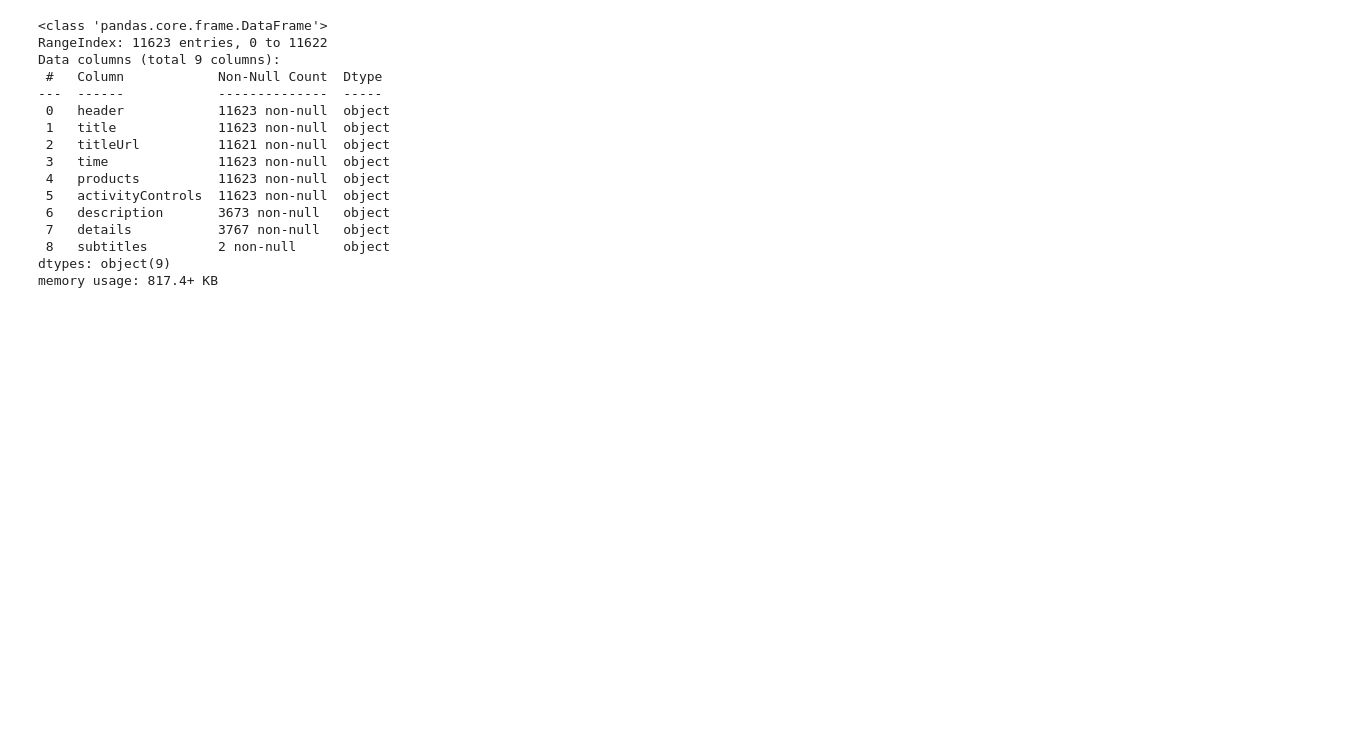
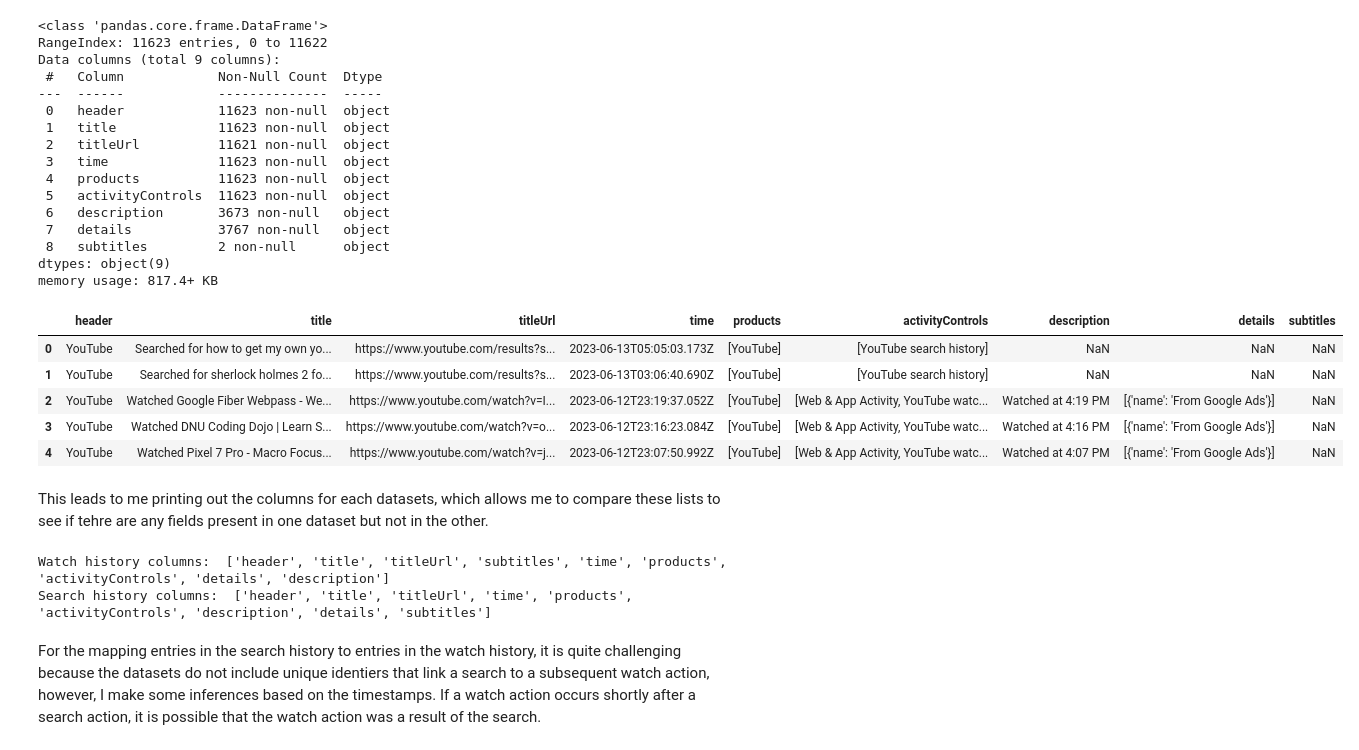
Before and after one commit to haochenmiao/Portfolio, a Jupyter notebook: Data Analyst Portfolio/Data Analysis/Youtube history analysis/analysis.ipynb, the cells around one changed output. Saved outputs shown, nothing was run; the diff lists cells and outputs as text; code cells hidden in the pictures; blank space fills up the shorter version.

```diff
--- a/Data Analyst Portfolio/Data Analysis/Youtube history analysis/analysis.ipynb
+++ b/Data Analyst Portfolio/Data Analysis/Youtube history analysis/analysis.ipynb
@@ -105,3 +117,23 @@ Data columns (total 9 columns):
  8   subtitles         2 non-null      object
 dtypes: object(9)
 memory usage: 817.4+ KB
+# %%
+search_df.head()
+# %% [output]
+|  | header | title | titleUrl | time | products | activityControls | description | details | subtitles |
+| 0 | YouTube | Searched for how to get my own yo... | https://www.youtube.com/results?s... | 2023-06-13T05:05:03.173Z | [YouTube] | [YouTube search history] | NaN | NaN | NaN |
+| 1 | YouTube | Searched for sherlock holmes 2 fo... | https://www.youtube.com/results?s... | 2023-06-13T03:06:40.690Z | [YouTube] | [YouTube search history] | NaN | NaN | NaN |
+| 2 | YouTube | Watched Google Fiber Webpass - We... | https://www.youtube.com/watch?v=I... | 2023-06-12T23:19:37.052Z | [YouTube] | [Web & App Activity, YouTube watc... | Watched at 4:19 PM | [{'name': 'From Google Ads'}] | NaN |
+| 3 | YouTube | Watched DNU Coding Dojo | Learn S... | https://www.youtube.com/watch?v=o... | 2023-06-12T23:16:23.084Z | [YouTube] | [Web & App Activity, YouTube watc... | Watched at 4:16 PM | [{'name': 'From Google Ads'}] | NaN |
+| 4 | YouTube | Watched Pixel 7 Pro - Macro Focus... | https://www.youtube.com/watch?v=j... | 2023-06-12T23:07:50.992Z | [YouTube] | [Web & App Activity, YouTube watc... | Watched at 4:07 PM | [{'name': 'From Google Ads'}] | NaN |
+# %% [markdown]
+This leads to me printing out the columns for each datasets, which allows me to compare these lists to see if tehre are any fields present in one dataset but not in the other.
+# %%
+# Print the columns in each DataFrame
+print("Watch history columns: ", watch_df.columns.tolist())
+print("Search history columns: ", search_df.columns.tolist())
+# %% [output]
+Watch history columns:  ['header', 'title', 'titleUrl', 'subtitles', 'time', 'products', 'activityControls', 'details', 'description']
+Search history columns:  ['header', 'title', 'titleUrl', 'time', 'products', 'activityControls', 'description', 'details', 'subtitles']
+# %% [markdown]
+For the mapping entries in the search history to entries in the watch history, it is quite challenging because the datasets do not include unique identiers that link a search to a subsequent watch action, however, I make some inferences based on the timestamps. If a watch action occurs shortly after a search action, it is possible that the watch action was a result of the search.
```
Also changed, not shown: parts of 18 cells of this notebook, 4 other files.
